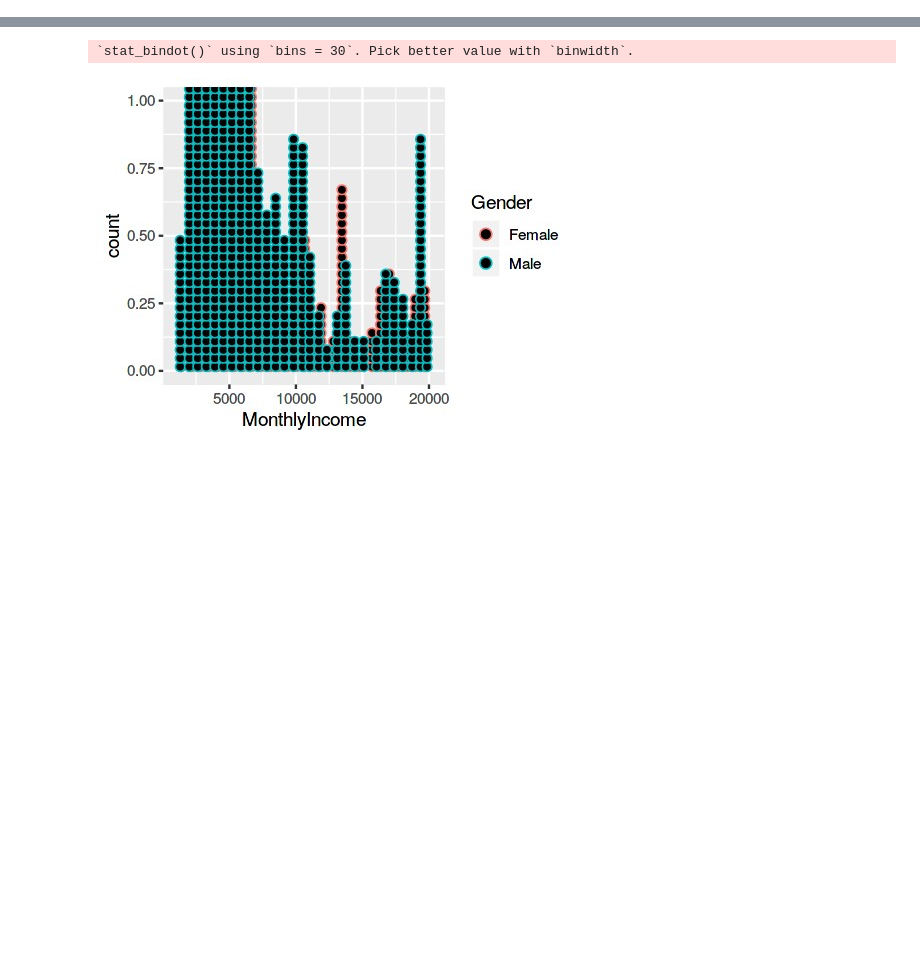
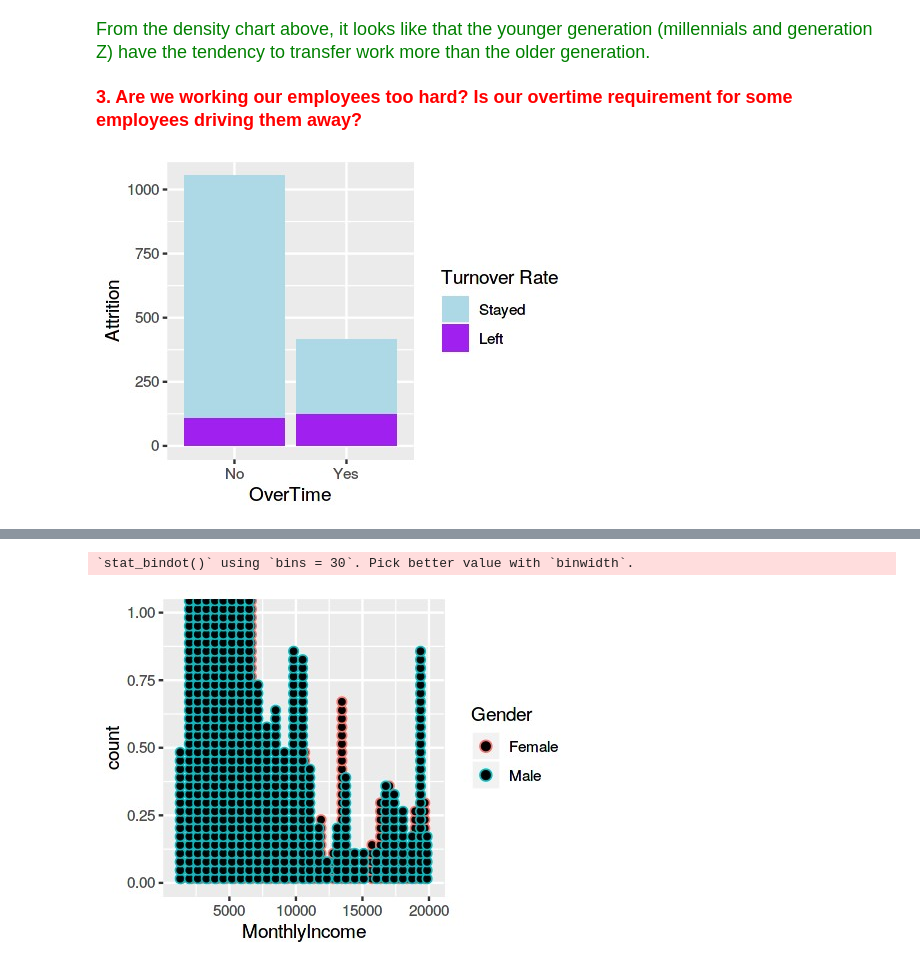
Before and after one commit to wisisaco/hr_project, a Jupyter notebook: utf-8''Homework - Resume Code Project (Draft).ipynb, the cells around one changed output, grey strips where cells are left out. Saved outputs shown, nothing was run; the diff lists cells and outputs as text; code cells hidden in the pictures; blank space fills up the shorter version.

```diff
--- a/utf-8''Homework - Resume Code Project (Draft).ipynb
+++ b/utf-8''Homework - Resume Code Project (Draft).ipynb
@@ -85,0 +121,10 @@ ggplot(hr_data, aes(x = Gender, fill = Attrition)) +
+# %% [markdown]
+<span style=color:green> <font size="4"> From the density chart above, it looks like that the younger generation (millennials and generation Z) have the tendency to transfer work more than the older generation. </span> </font>
+# %% [markdown]
+<span style=color:red> <font size="4"> **3. Are we working our employees too hard? Is our overtime requirement for some employees driving them away?** </font> </span>
+# %%
+ggplot(hr_data,aes(OverTime,fill=factor(Attrition))) +
+    geom_bar() + xlab("OverTime") + ylab("Attrition") +
+scale_fill_manual(values = c("lightblue", "purple"), name = "Turnover Rate", labels = c("Stayed", "Left"))
+# %% [output]
+[figure, added]
```
Also changed, not shown: parts of 67 cells of this notebook, 1 other file.
